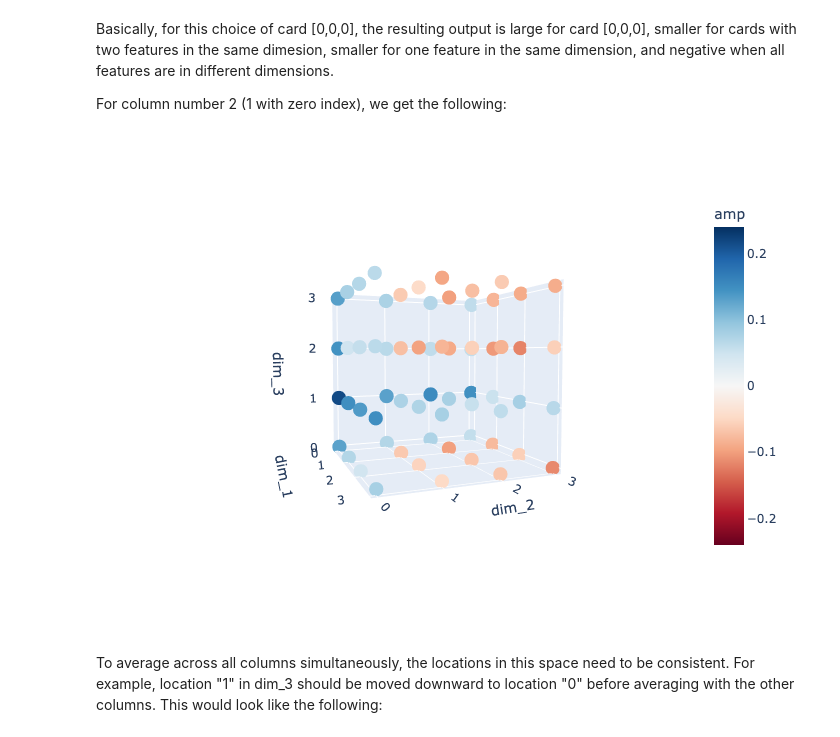
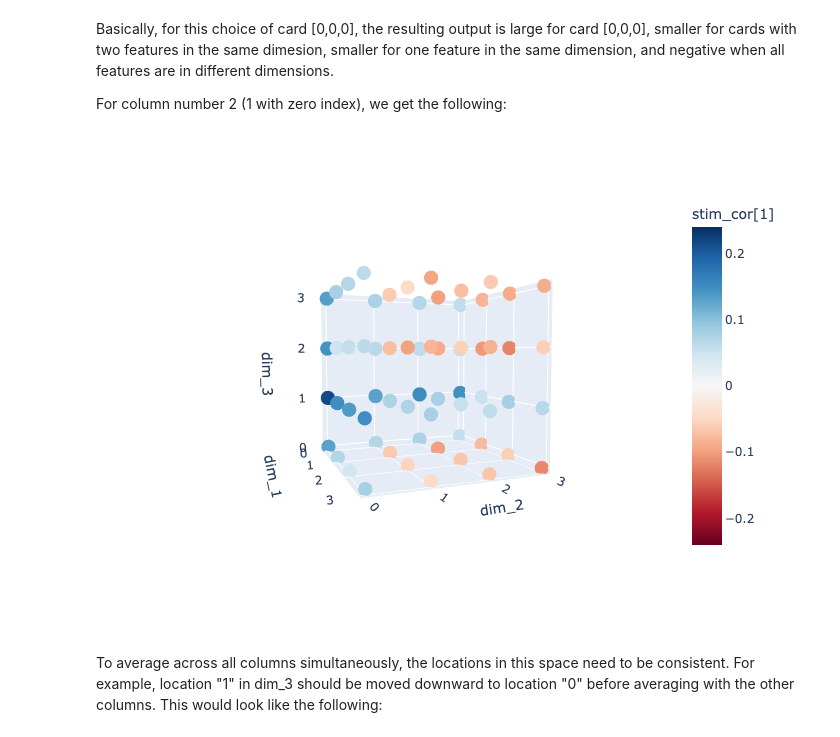
Before and after one commit to DetectiveKiwi/RL-WCST, a Jupyter notebook: RL-WCST-Demo.ipynb, the cells around one changed output. Drawn from its saved outputs; the diff is of its cells as text; code cells hidden in the pictures.

```diff
--- a/RL-WCST-Demo.ipynb
+++ b/RL-WCST-Demo.ipynb
@@ -539,51 +493,10 @@ fig.show('png')
 Basically, for this choice of card [0,0,0], the resulting output is large for card [0,0,0], smaller for cards with two features in the same dimesion, smaller for one feature in the same dimension, and negative when all features are in different dimensions.
 
 For column number 2 (1 with zero index), we get the following:
-# %%
-x = []
-y = []
-z = []
-
-for i in range(4):
-    for j in range(4):
-        for k in range(4):
-            x.append(i)
-            y.append(j)
-            z.append(k)
-
-coords = pd.DataFrame()
-coords['dim_1'] = x
-coords['dim_2'] = y
-coords['dim_3'] = z
-coords['amp'] = stim_cor[1]
-
-lim = 0.24
-fig = px.scatter_3d(
-    coords,
-    x='dim_1',
-    y='dim_2',
-    z='dim_3',
-    color='amp',
-    range_color=[-lim,lim],
-    color_continuous_scale='RdBu'
-)
-x, y, z = spherical_2_cartesian(2.5, -np.pi/4+0.4, np.pi/2-0.05)
-camera = dict(
-    up=dict(x=0, y=0, z=1),
-    center=dict(x=0, y=0, z=0),
-    eye=dict(x=x, y=y, z=z)
-)
-fig.update_layout(
-    scene_camera=camera,
-    scene=dict(
-        xaxis=dict(tickvals=np.arange(4)),
-        yaxis=dict(tickvals=np.arange(4)),
-        zaxis=dict(tickvals=np.arange(4)),
-    )
-)
-fig.show('png')
-# %% [output]
-[figure, removed]
+# %%
+plot_stim_by_dim(stim_cor[1], 'stim_cor[1]')
+# %% [output]
+[figure, added]
 # %% [markdown]
 To average across all columns simultaneously, the locations in this space need to be consistent. For example, location "1" in dim_3 should be moved downward to location "0" before averaging with the other columns. This would look like the following:
 # %%
```
Also changed, not shown: parts of 12 cells of this notebook, 1 other file.
